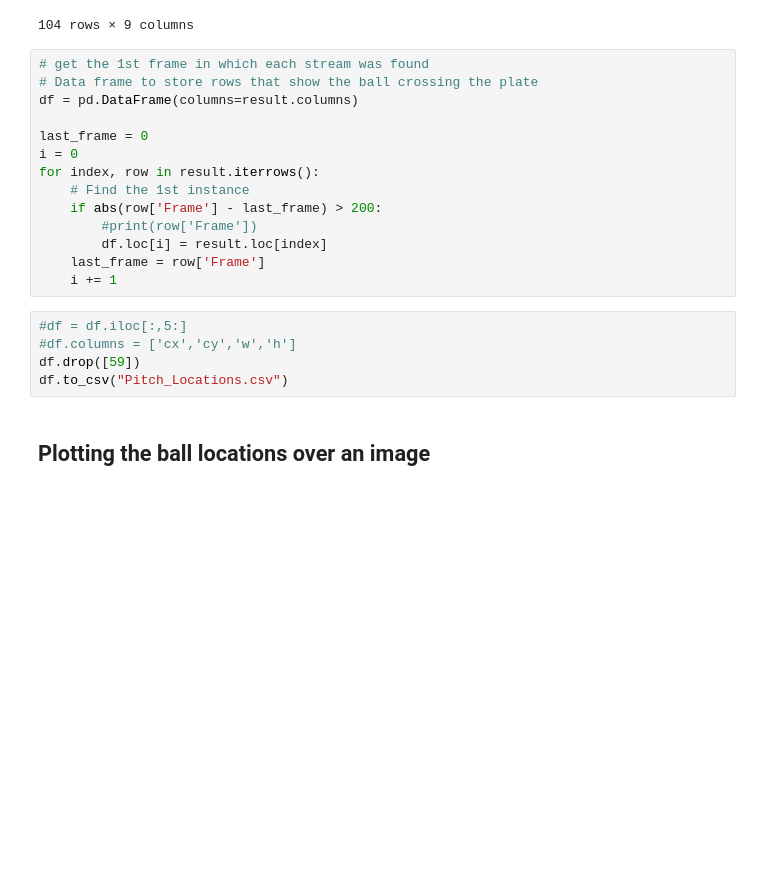
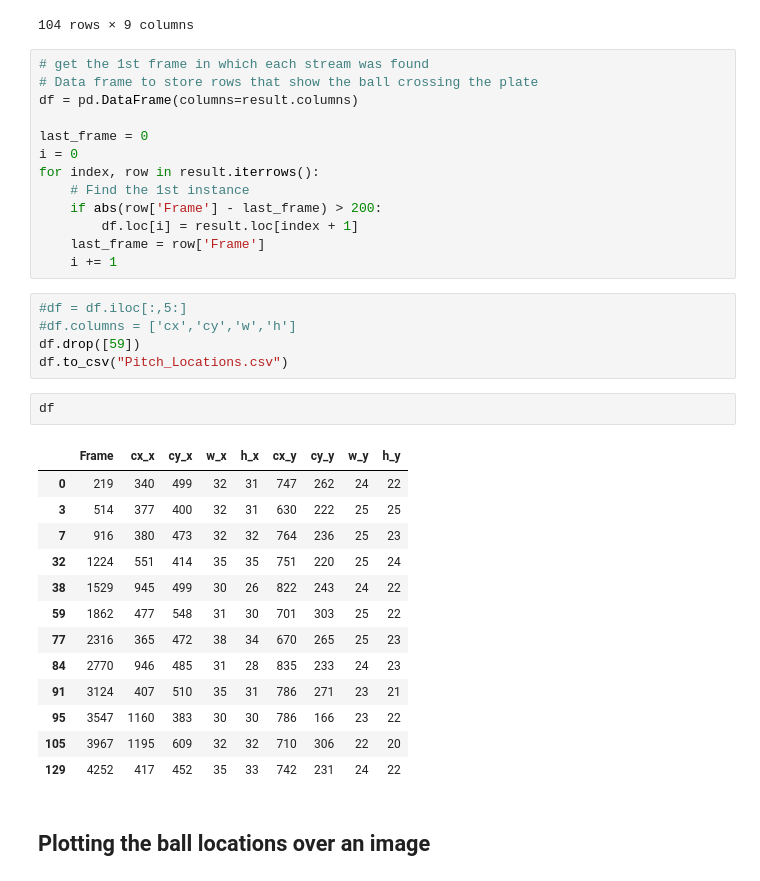
Before and after one commit to 2020-Computer-Vision/PitchAutomation, a Jupyter notebook: Pitch Analytics.ipynb, the cells around one changed output. Drawn from its saved outputs; the diff is of its cells as text; blank space fills up the shorter version.

```diff
--- a/Pitch Analytics.ipynb
+++ b/Pitch Analytics.ipynb
@@ -239,8 +227,7 @@ i = 0
 for index, row in result.iterrows():
     # Find the 1st instance
     if abs(row['Frame'] - last_frame) > 200:
-        #print(row['Frame'])
-        df.loc[i] = result.loc[index]
+        df.loc[i] = result.loc[index + 1]
     last_frame = row['Frame']
     i += 1
 # %%
@@ -248,6 +235,22 @@ for index, row in result.iterrows():
 #df.columns = ['cx','cy','w','h']
 df.drop([59])
 df.to_csv("Pitch_Locations.csv")
+# %%
+df
+# %% [output]
+|  | Frame | cx_x | cy_x | w_x | h_x | cx_y | cy_y | w_y | h_y |
+| 0 | 219 | 340 | 499 | 32 | 31 | 747 | 262 | 24 | 22 |
+| 3 | 514 | 377 | 400 | 32 | 31 | 630 | 222 | 25 | 25 |
+| 7 | 916 | 380 | 473 | 32 | 32 | 764 | 236 | 25 | 23 |
+| 32 | 1224 | 551 | 414 | 35 | 35 | 751 | 220 | 25 | 24 |
+| 38 | 1529 | 945 | 499 | 30 | 26 | 822 | 243 | 24 | 22 |
+| 59 | 1862 | 477 | 548 | 31 | 30 | 701 | 303 | 25 | 22 |
+| 77 | 2316 | 365 | 472 | 38 | 34 | 670 | 265 | 25 | 23 |
+| 84 | 2770 | 946 | 485 | 31 | 28 | 835 | 233 | 24 | 23 |
+| 91 | 3124 | 407 | 510 | 35 | 31 | 786 | 271 | 23 | 21 |
+| 95 | 3547 | 1160 | 383 | 30 | 30 | 786 | 166 | 23 | 22 |
+| 105 | 3967 | 1195 | 609 | 32 | 32 | 710 | 306 | 22 | 20 |
+| 129 | 4252 | 417 | 452 | 35 | 33 | 742 | 231 | 24 | 22 |
 # %% [markdown]
 ## Plotting the ball locations over an image
 # %%
```
Also changed, not shown: parts of 9 cells of this notebook, 6 other files.
